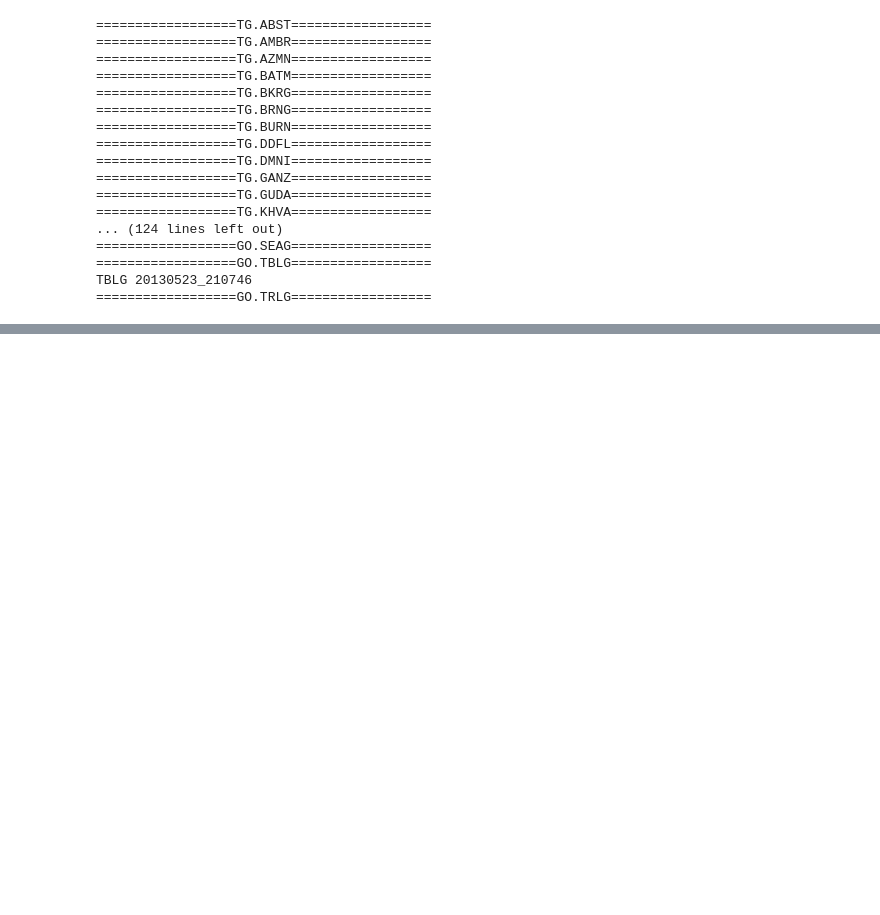
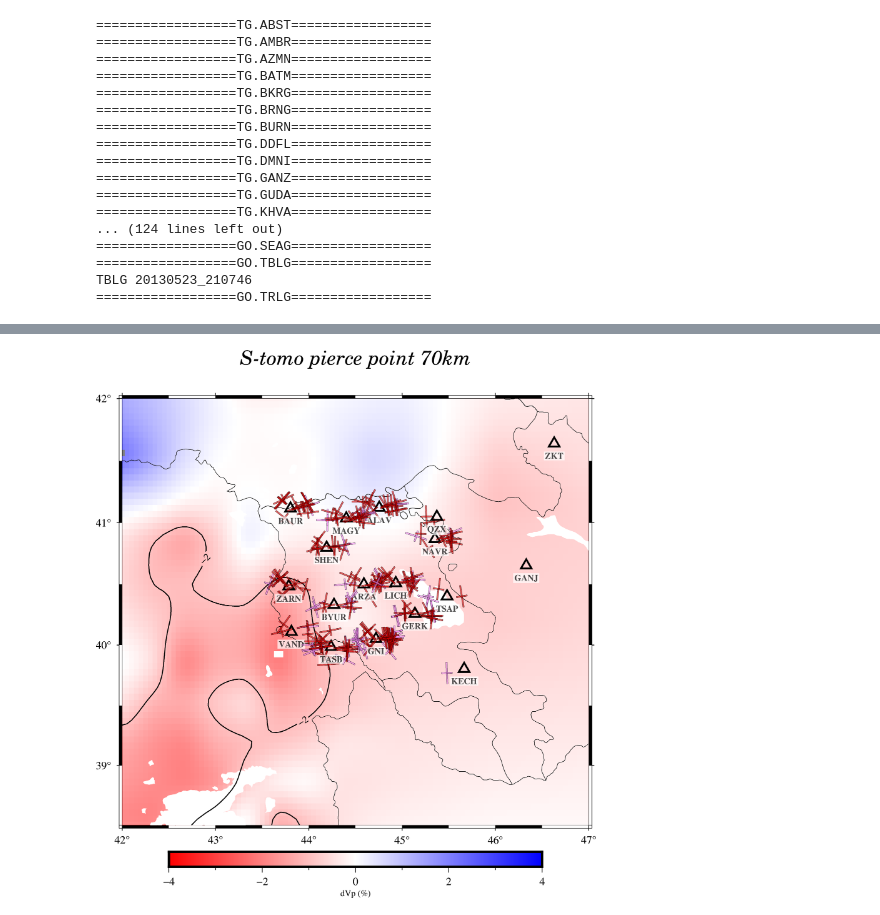
Before and after one commit to jhtong33/Python, a Jupyter notebook: 23.PirecePoint_Null_diff_depth.ipynb, the cells around one changed output, grey strips where cells are left out. Saved outputs shown, nothing was run; the diff lists cells and outputs as text; code cells hidden in the pictures; blank space fills up the shorter version.

```diff
--- a/23.PirecePoint_Null_diff_depth.ipynb
+++ b/23.PirecePoint_Null_diff_depth.ipynb
@@ -20,14 +20,14 @@ pygmt.config(FONT_ANNOT_PRIMARY = '10p,Times-Roman',
             MAP_FRAME_PEN = '2p,black')
 
 def PygmtBegin_tomo(figmap, region, title, depth):
-#     pygmt.makecpt(cmap='haxby', reverse=True,series=[-6, 6, 0.5] ,continuous=True, output='PTomo.cpt')
-    grd  = glob.glob(f'{grdpath}/Pout{depth}.grd')[0]
+#     pygmt.makecpt(cmap='polar', reverse=True,series=[-4, 4, 0.5] ,continuous=True, output='PTomo.cpt')
+    grd  = glob.glob(f'{grdpath}/Sout{depth}.grd')[0]
 
     figmap.basemap(region=region, projection="M15c", frame = ['x1f0.5', 'y1f0.5', f'nSeW+t"{title}"'])
     figmap.grdimage(grid=grd, region=region, cmap='PTomo.cpt', transparency=50)
     figmap.coast(resolution = 'h', shorelines ='1/thinnest,black', water='white', borders = '1/0.25p')
 
-    figmap.grdcontour(grid=grd, interval=1, annotation=2)
+    figmap.grdcontour(grid=grd, interval=1, annotation=2, limit=[-2.2,-1.9])
 
     figmap.colorbar( cmap ='PTomo.cpt', frame=['a1f0.5','+L"dVp (%)"'] )
 
@@ -69,15 +69,15 @@ method = 'SC'
 dr = pd.read_csv(remove,sep='\s+',names=['station','time','phase','a','b','c','d','e','f','g'])
 # %%
 # region = [40, 47, 39.5, 44.5] original
-# region = [42, 47, 38.5, 42] ## for AM
-region = [40.5, 47, 40.5, 43.5] ## for GO
+region = [42, 47, 38.5, 42] ## for AM
+# region = [40.5, 47, 40.5, 43.5] ## for GO
 # region = [41, 44, 43, 44.5] ## for KIV
 
 fig = 'AM'
 
 for PierceDep in range(70,200,30):
 
-    for NET in ['TG','GO']:
+    for NET in ['AM','IU','KO','AB']:
 
 
         for pkl in sorted(glob.glob(f'{PKLpath}/{NET}*.pkl')):
@@ -151,10 +151,10 @@ for PierceDep in range(70,200,30):
             figmap.text(x=stlon,y=stlat-0.1,text=sta, font="8p,Times-Bold,black",fill='white',transparency=30)
 #             print('-------end')
 #             figmap.show()
-            if not os.path.exists(f'{figpath}/null/{net}.{sta}'):
-                os.makedirs(f'{figpath}/null/{net}.{sta}')
-            figmap.savefig(f'{figpath}/null/{net}.{sta}/{net}.{sta}_{PierceDep}km_P.pdf')
-            figmap.savefig(f'{figpath}/null/{net}.{sta}/{net}.{sta}_{PierceDep}km_P.png', dpi=200)
+#             if not os.path.exists(f'{figpath}/null/{net}.{sta}'):
+#                 os.makedirs(f'{figpath}/null/{net}.{sta}')
+#             figmap.savefig(f'{figpath}/null/{net}.{sta}/{net}.{sta}_{PierceDep}km_P.pdf')
+#             figmap.savefig(f'{figpath}/null/{net}.{sta}/{net}.{sta}_{PierceDep}km_P.png', dpi=200)
 # %% [output]
 ==================TG.ABST==================
 ==================TG.AMBR==================
@@ -173,3 +173,67 @@ for PierceDep in range(70,200,30):
 ==================GO.TBLG==================
 TBLG 20130523_210746
 ==================GO.TRLG==================
+# %%
+# region = [40, 47, 39.5, 44.5] original
+region = [42, 47, 38.5, 42] ## for AM
+# region = [40.5, 47, 40.5, 43.5] ## for GO
+# region = [41, 44, 43, 44.5] ## for KIV
+tomo='S'
+fig = 'AM'
+
+for PierceDep in range(70,200,30):
+    figmap = pygmt.Figure()
+    if tomo=='P':
+        title = f"P-tomo pierce point {PierceDep}km"
+    elif tomo=='S':
+        title = f"S-tomo pierce point {PierceDep}km"
+    PygmtBegin_tomo(figmap, region, title, PierceDep)
+    for NET in ['AM','IU','KO','AB']:
+        for pkl in sorted(glob.glob(f'{PKLpath}/{NET}*.pkl')):
+            STApkl = pickle.load(open(pkl, "rb"))
+            values = [value for keys, value in STApkl.items() ][0]
+            net = values['network']; sta = values['station']
+            stlat = values['latitude']; stlon = values['longitude']
+
+
+            figmap.plot(x=stlon, y=stlat, style="t0.4c", pen="1.5p,black")
+            print(f'=================={net}.{sta}==================')
+
+            for resultpath in sorted(glob.glob(f'{path}/2010-2020_*_classify/{net}.{sta}*csv')):
+                df = pd.read_csv(resultpath)
+                dff = df[df['Null']==True][df['Quality']=='Good'][df['Pick']==True]
+                for i in range(len(dff)):
+                    event = dff['Event'].values[i]
+                    evlat = dff['Ev_lat'].values[i]
+                    evlon = dff['Ev_lon'].values[i]
+                    evdep = dff['Depth'].values[i]
+                    phase = dff['Phase'].values[i]
+
+                    if method == 'SC':
+                        phi = dff['SCPhi'].values[i]
+                        dt  = 0.5  ## due to null, the value isn't meaningful
+                        if phase == 'SKS': color = 'red3'
+                        elif phase == 'SKKS': color = 'violet'
+                    elif method == 'RC':
+                        phi = dff['RCPhi'].values[i]
+                        dt  = dff['RCdt'].values[i]
+                        if phase == 'SKS': color = 'deepskyblue1'
+                        elif phase == 'SKKS': color = 'skyblue'
+
+
+                    p_lon, p_lat = PiercePoint(evdep, stlat, stlon, evlat, evlon, phase, PierceDep)
+                    data = [[p_lon, p_lat, phi-90, 1.3, dt*40],[p_lon, p_lat, phi, 1.3, dt*20]]
+                    figmap.plot(data=data, style="J", color=color, pen="0.1p,black",transparency=40)
+
+
+            figmap.text(x=stlon,y=stlat-0.1,text=sta, font="8p,Times-Bold,black",fill='white',transparency=30)
+#             print('-------end')
+#             figmap.show()
+#             if not os.path.exists(f'{figpath}/null/{net}.{sta}'):
+#                 os.makedirs(f'{figpath}/null/{net}.{sta}')
+#             figmap.savefig(f'{figpath}/null/{net}.{sta}/{net}.{sta}_{PierceDep}km_P.pdf')
+#             figmap.savefig(f'{figpath}/null/{net}.{sta}/{net}.{sta}_{PierceDep}km_P.png', dpi=200)
+
+
+    figmap.show()
+# %% [output]
@@ -175,0 +259 @@ TBLG 20130523_210746
+[figure, added]
```
Also changed, not shown: parts of 2 cells of this notebook, 2 other files.
